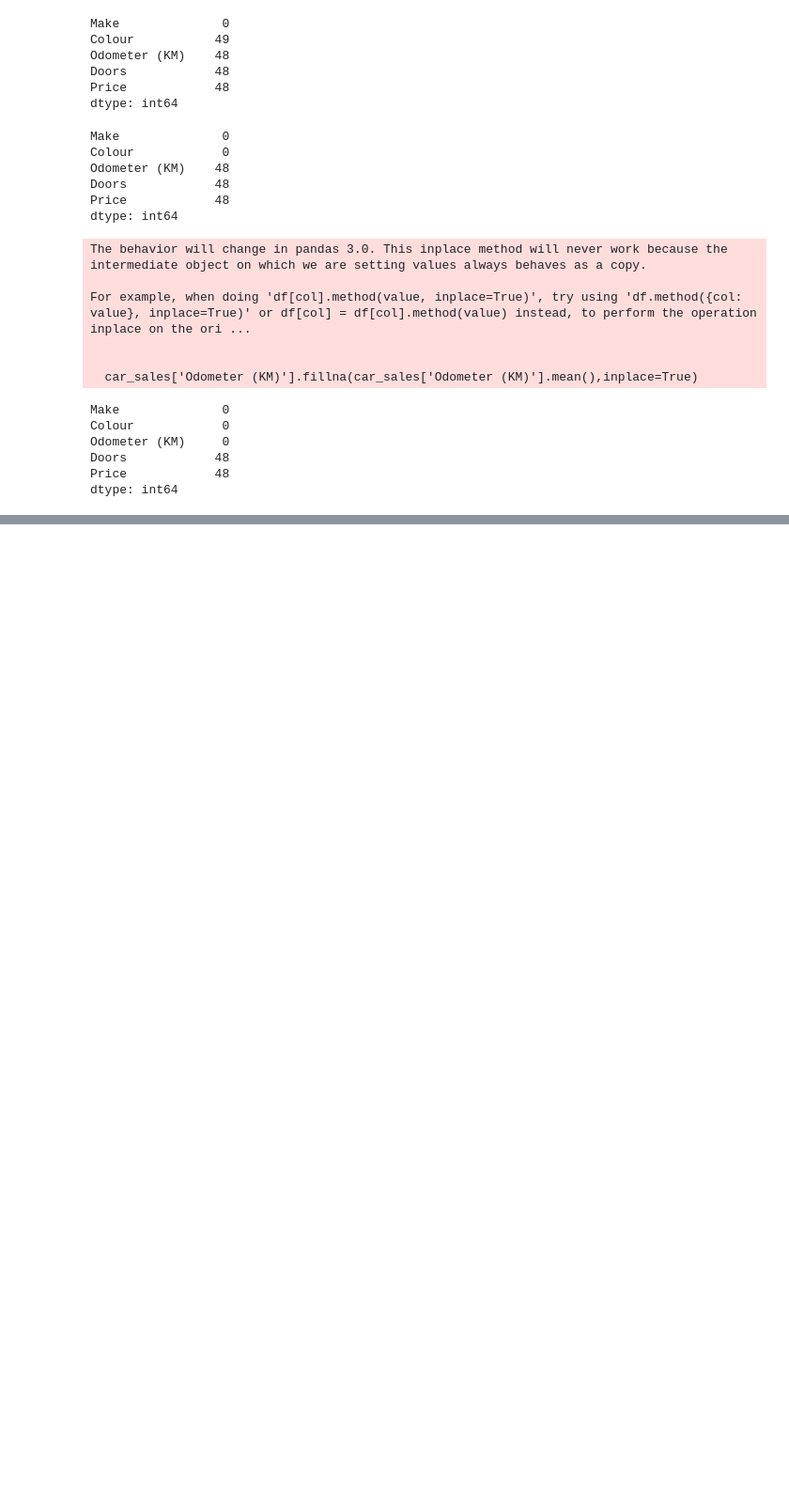
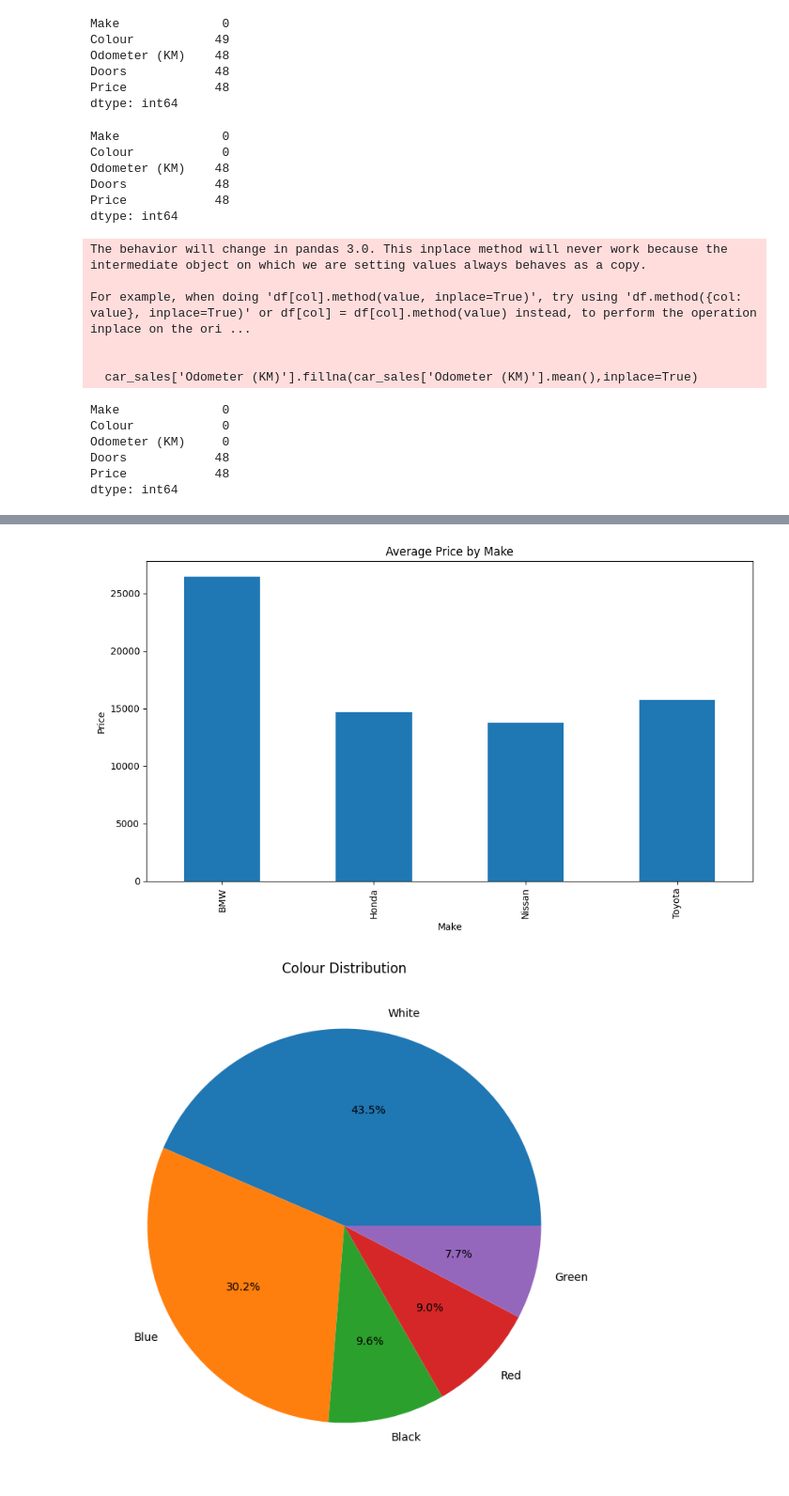
Before and after one commit to Pirate-Nirav/MachineLearning, a Jupyter notebook: pandaswithData.ipynb, the cells around one changed output, grey strips where cells are left out. Shown at 94% size. Cells and saved outputs as stored; diff of their text form; code cells hidden in the pictures; blank space fills up the shorter version.

```diff
--- a/pandaswithData.ipynb
+++ b/pandaswithData.ipynb
@@ -404,0 +557,43 @@ dtype: int64
+# %%
+import pandas as pd
+import matplotlib.pyplot as plt
+
+# Load your data (adjust path and format)
+df = car_sales
+
+# 1. Bar Plot: Average Price by Make
+avg_price = df.groupby('Make')['Price'].mean()
+avg_price.plot(kind='bar', title='Average Price by Make', figsize=(10, 6))
+plt.ylabel('Price')
+plt.tight_layout()
+plt.show()
+
+# 2. Pie Chart: Colour Distribution
+df['Colour'].value_counts().plot(kind='pie', autopct='%1.1f%%', title='Colour Distribution', figsize=(8, 8))
+plt.ylabel('')
+plt.show()
+
+# 3. Histogram: Odometer Readings
+df['Odometer (KM)'].plot(kind='hist', bins=20, title='Odometer Reading Distribution', figsize=(10, 6))
+plt.xlabel('KM')
+plt.show()
+
+# 4. Scatter Plot: Price vs Odometer
+plt.figure(figsize=(10, 6))
+plt.scatter(df['Odometer (KM)'], df['Price'], alpha=0.5)
+plt.title('Price vs Odometer')
+plt.xlabel('Odometer (KM)')
+plt.ylabel('Price')
+plt.grid(True)
+plt.show()
+
+# 5. Box Plot: Fuel Mileage by Number of Seats
+df.boxplot(column='Fuel Milage', by='Seats', figsize=(10, 6))
+plt.title('Fuel Mileage by Seats')
+plt.suptitle('')
+plt.xlabel('Seats')
+plt.ylabel('Fuel Mileage')
+plt.show()
+# %% [output]
+[figure, added]
+[figure, added]
```
Also changed, not shown: parts of 20 cells of this notebook, 6 other files.
